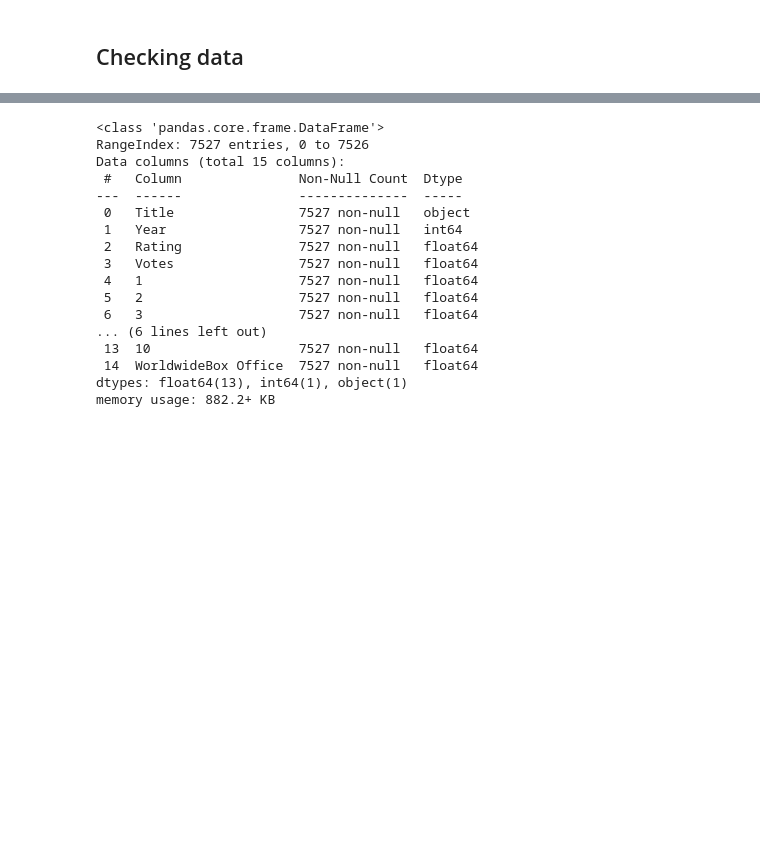
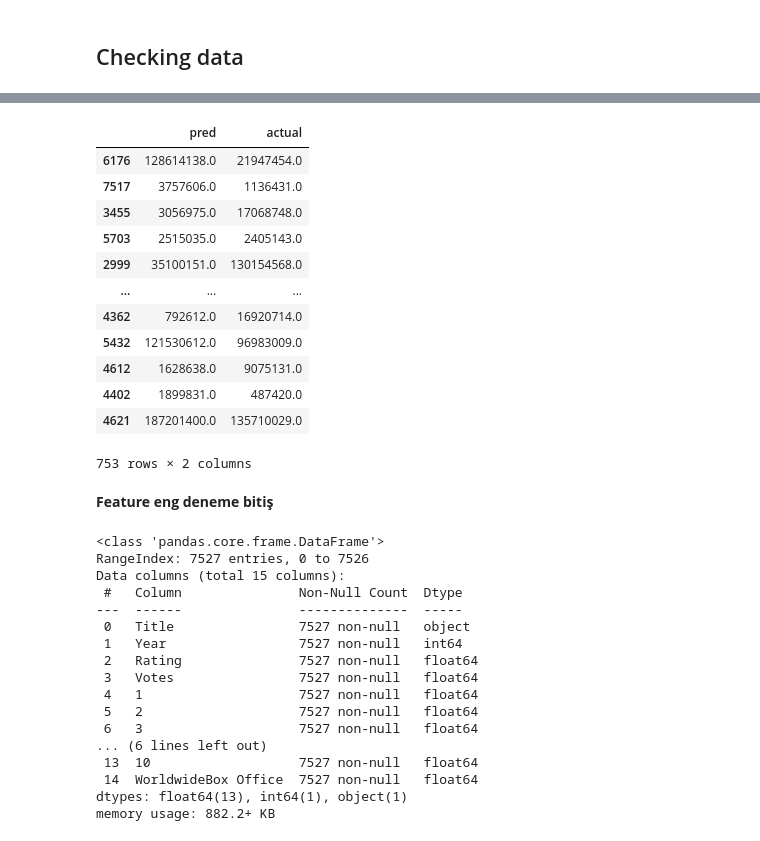
Before and after one commit to emre-bl/Movie-Revenue-Prediction, a Jupyter notebook: İMDB-m.ipynb, the cells around one changed output, grey strips where cells are left out. Cells and saved outputs as stored; diff of their text form; code cells hidden in the pictures; blank space fills up the shorter version.

```diff
--- a/İMDB-m.ipynb
+++ b/İMDB-m.ipynb
@@ -179,3 +265,21 @@ data
+# %%
+feLR_df
+# %% [output]
+|  | pred | actual |
+| 6176 | 128614138.0 | 21947454.0 |
+| 7517 | 3757606.0 | 1136431.0 |
+| 3455 | 3056975.0 | 17068748.0 |
+| 5703 | 2515035.0 | 2405143.0 |
+| 2999 | 35100151.0 | 130154568.0 |
+| ... | ... | ... |
+| 4362 | 792612.0 | 16920714.0 |
+| 5432 | 121530612.0 | 96983009.0 |
+| 4612 | 1628638.0 | 9075131.0 |
+| 4402 | 1899831.0 | 487420.0 |
+| 4621 | 187201400.0 | 135710029.0 |
+753 rows × 2 columns
+# %% [markdown]
+**Feature eng deneme bitiş**
 # %%
 data.info()
 # %% [output]
```
Also changed, not shown: parts of 20 cells of this notebook.
